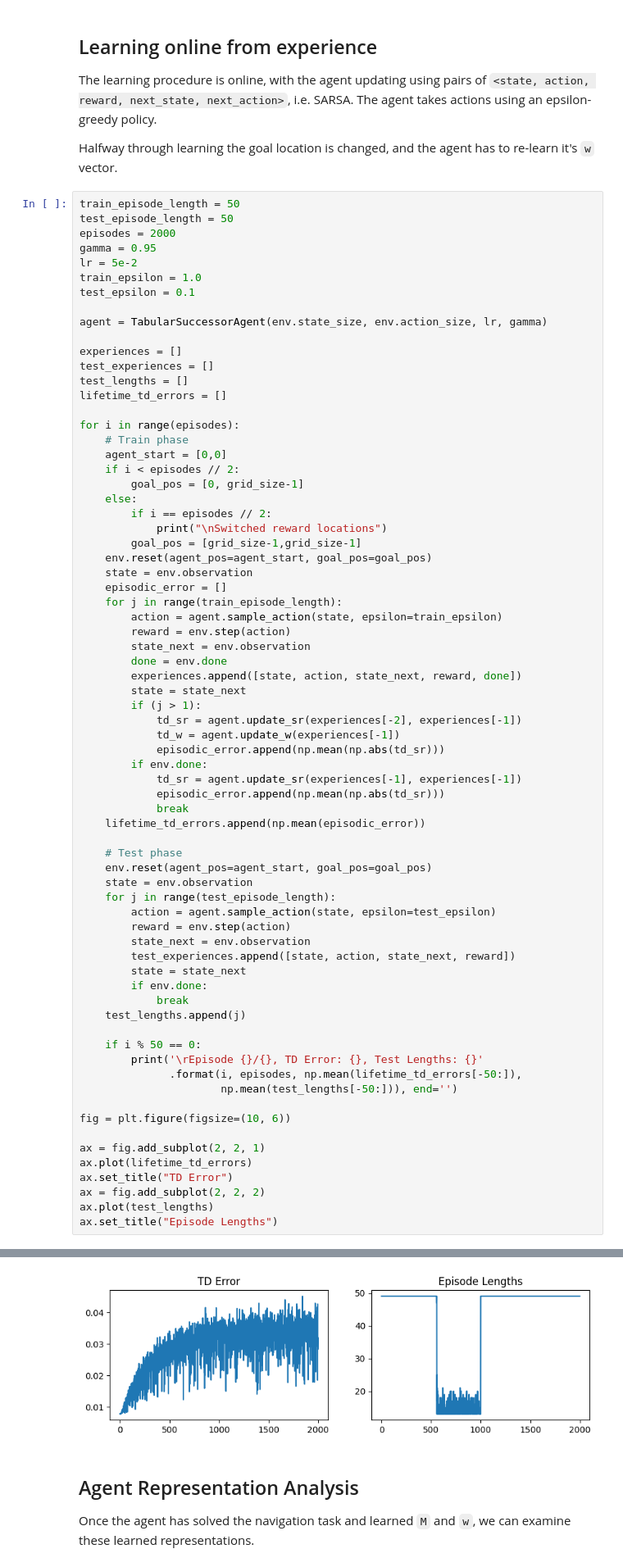
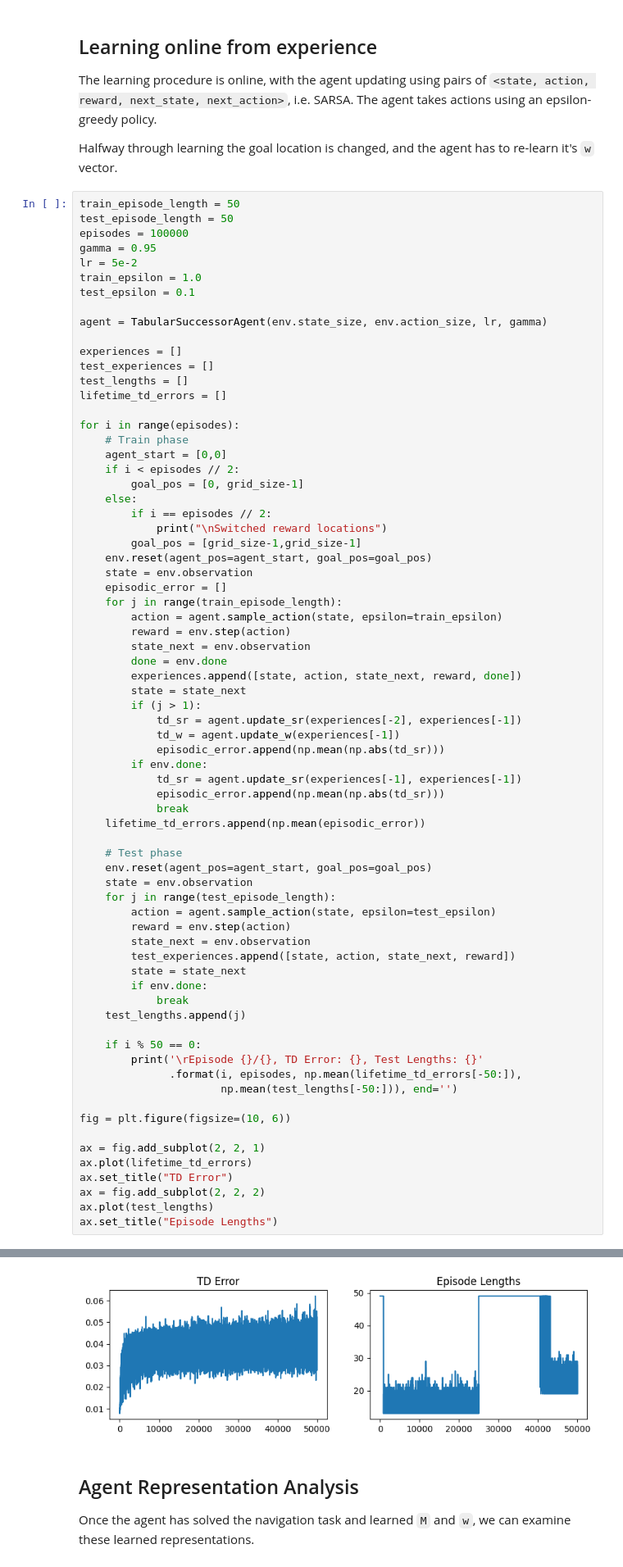
Before and after one commit to SergioFrasco/successor_examples, a Jupyter notebook: SR-SARSA.ipynb, the cells around one changed output, grey strips where cells are left out. Shown at 82% size. Saved outputs shown, nothing was run; the diff lists cells and outputs as text.

```diff
--- a/SR-SARSA.ipynb
+++ b/SR-SARSA.ipynb
@@ -89,7 +89,7 @@ Halfway through learning the goal location is changed, and the agent has to re-l
 # %%
 train_episode_length = 50
 test_episode_length = 50
-episodes = 2000
+episodes = 100000
 gamma = 0.95
 lr = 5e-2
 train_epsilon = 1.0
@@ -164,5 +164,5 @@ Episode 1950/2000, TD Error: 0.03386154945202207, Test Lengths: 49.004
 Text(0.5, 1.0, 'Episode Lengths')
-[figure, old version]
+[figure, new version]
 # %% [markdown]
 ## Agent Representation Analysis
 
```
Also changed, not shown: parts of 10 cells of this notebook, 7 other files.
